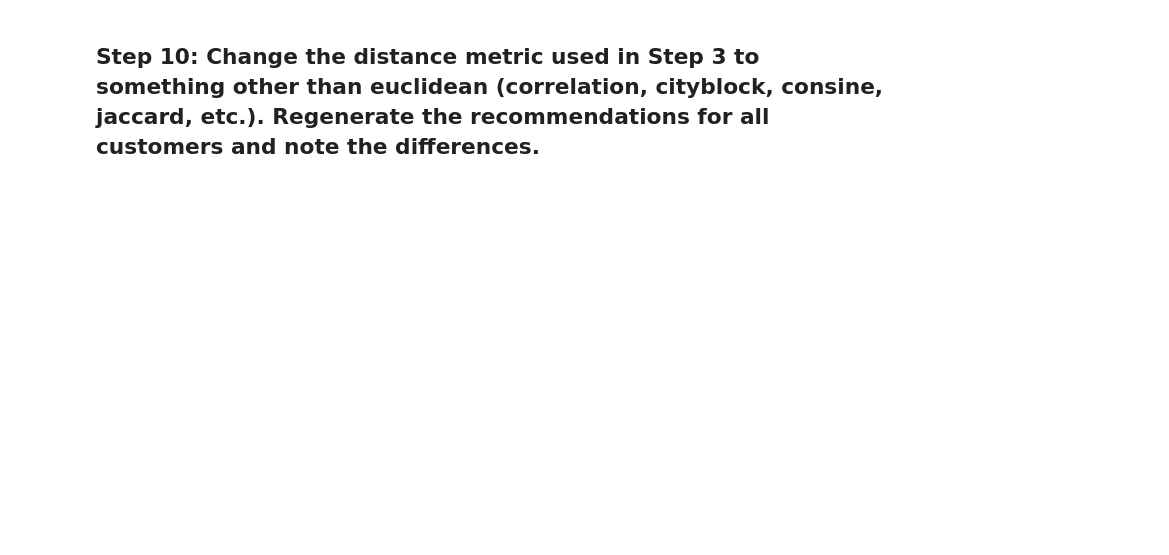
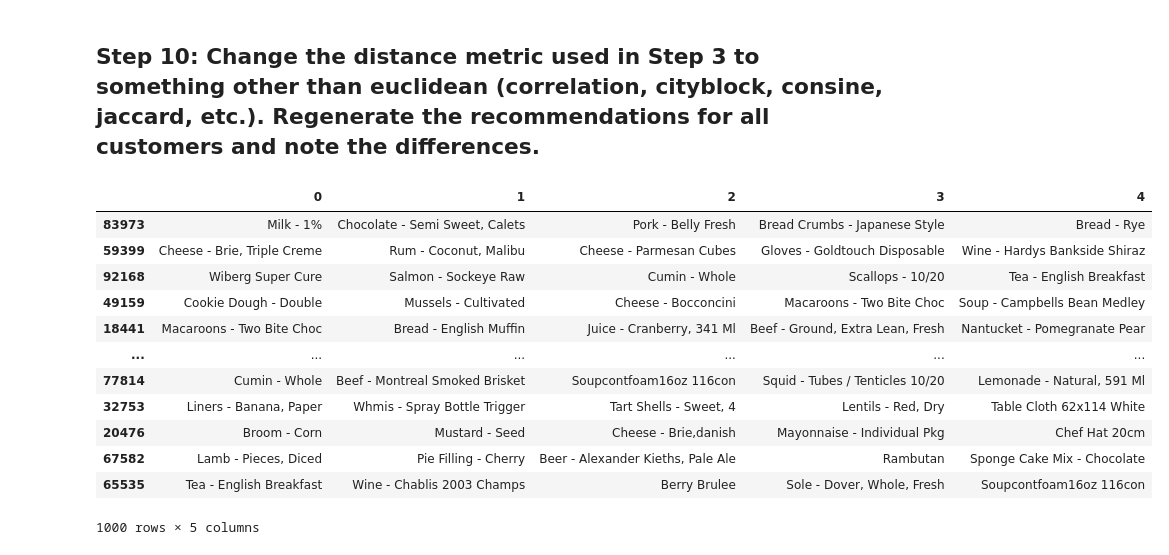
Before and after one commit to ironhack-datalabs/datamad1019, a Jupyter notebook: module-2/lab-intro-recommender-systems/your-code/main.ipynb, the cells around one changed output. Drawn from its saved outputs; the diff is of its cells as text; code cells hidden in the pictures; blank space fills up the shorter version.

```diff
--- a/module-2/lab-intro-recommender-systems/your-code/main.ipynb
+++ b/module-2/lab-intro-recommender-systems/your-code/main.ipynb
@@ -47,2 +217,31 @@ This will give you the total number of each product purchased by the 5 most simi
 # %% [markdown]
 ## Step 10: Change the distance metric used in Step 3 to something other than euclidean (correlation, cityblock, consine, jaccard, etc.). Regenerate the recommendations for all customers and note the differences.
+# %%
+distances2 = pd.DataFrame(1/(1 + squareform(pdist(table.T, 'jaccard'))), index=table.columns, columns=table.columns)
+empty2={}
+for k in seteado:
+    similar=distances2[k].sort_values(ascending=False)[1:6]
+    new1 = quantities.loc[list(similar.index)]
+    ranked1 = new1.reset_index().groupby(['ProductName']).agg({'Quantity':'sum'}).sort_values(by='Quantity',ascending=False)
+    mergeado1 =  ranked1.merge(table[k], on = 'ProductName')
+    filtered = mergeado1.loc[mergeado1[k] == 0][1:6].sort_values(by='Quantity',ascending=False)
+    listando = list(filtered.index)
+    empty2[k] = listando
+
+result2 = pd.DataFrame(empty2).T
+# %%
+result2
+# %% [output]
+|  | 0 | 1 | 2 | 3 | 4 |
+| 83973 | Milk - 1% | Chocolate - Semi Sweet, Calets | Pork - Belly Fresh | Bread Crumbs - Japanese Style | Bread - Rye |
+| 59399 | Cheese - Brie, Triple Creme | Rum - Coconut, Malibu | Cheese - Parmesan Cubes | Gloves - Goldtouch Disposable | Wine - Hardys Bankside Shiraz |
+| 92168 | Wiberg Super Cure | Salmon - Sockeye Raw | Cumin - Whole | Scallops - 10/20 | Tea - English Breakfast |
+| 49159 | Cookie Dough - Double | Mussels - Cultivated | Cheese - Bocconcini | Macaroons - Two Bite Choc | Soup - Campbells Bean Medley |
+| 18441 | Macaroons - Two Bite Choc | Bread - English Muffin | Juice - Cranberry, 341 Ml | Beef - Ground, Extra Lean, Fresh | Nantucket - Pomegranate Pear |
+| ... | ... | ... | ... | ... | ... |
+| 77814 | Cumin - Whole | Beef - Montreal Smoked Brisket | Soupcontfoam16oz 116con | Squid - Tubes / Tenticles 10/20 | Lemonade - Natural, 591 Ml |
+| 32753 | Liners - Banana, Paper | Whmis - Spray Bottle Trigger | Tart Shells - Sweet, 4 | Lentils - Red, Dry | Table Cloth 62x114 White |
+| 20476 | Broom - Corn | Mustard - Seed | Cheese - Brie,danish | Mayonnaise - Individual Pkg | Chef Hat 20cm |
+| 67582 | Lamb - Pieces, Diced | Pie Filling - Cherry | Beer - Alexander Kieths, Pale Ale | Rambutan | Sponge Cake Mix - Chocolate |
+| 65535 | Tea - English Breakfast | Wine - Chablis 2003 Champs | Berry Brulee | Sole - Dover, Whole, Fresh | Soupcontfoam16oz 116con |
+1000 rows × 5 columns
```
Also changed, not shown: parts of 14 cells of this notebook.
